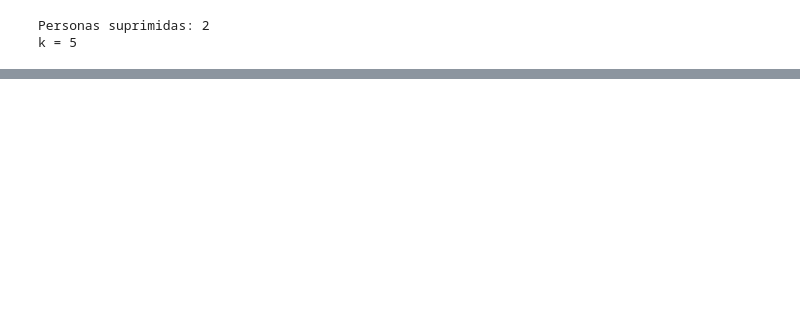
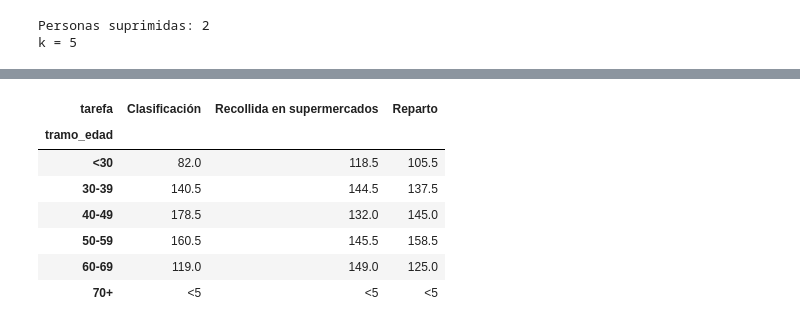
Before and after one commit to carolinamesacurso/Practica_Voluntariado, a Jupyter notebook: notebooks/voluntariado.ipynb, the cells around one changed output, grey strips where cells are left out. Drawn from its saved outputs; the diff is of its cells as text; code cells hidden in the pictures; blank space fills up the shorter version.

```diff
--- a/notebooks/voluntariado.ipynb
+++ b/notebooks/voluntariado.ipynb
@@ -383,0 +370,14 @@ publicable
+# %%
+informe = xeral.pivot_table(index="tramo_edad",columns="tarefa",values="horas",aggfunc="sum",fill_value=0)
+informe
+publicable = informe.astype(str).where(personas >= 5, "<5") #si la condición es true conserva el valor original , si no lo sustituye por "<5"
+publicable
+# %% [output]
+| tarefa | Clasificación | Recollida en supermercados | Reparto |
+| tramo_edad |  |  |  |
+| <30 | 82.0 | 118.5 | 105.5 |
+| 30-39 | 140.5 | 144.5 | 137.5 |
+| 40-49 | 178.5 | 132.0 | 145.0 |
+| 50-59 | 160.5 | 145.5 | 158.5 |
+| 60-69 | 119.0 | 149.0 | 125.0 |
+| 70+ | <5 | <5 | <5 |
```
Also changed, not shown: parts of 46 cells of this notebook, 1 other file.
